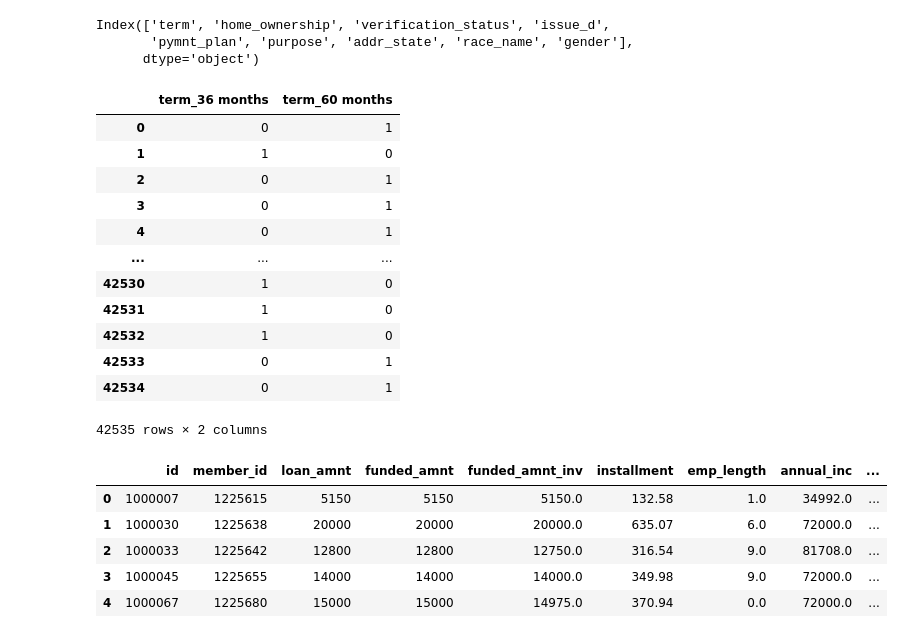
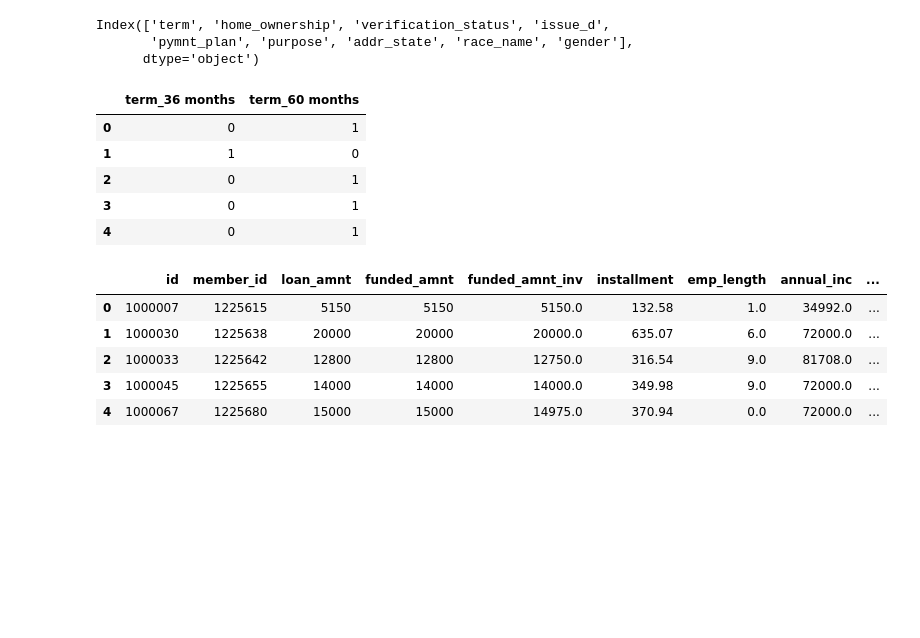
Before and after one commit to unnati026/JPMC-Case-Study, a Jupyter notebook: trial.ipynb, the cells around one changed output. Saved outputs shown, nothing was run; the diff lists cells and outputs as text; code cells hidden in the pictures; blank space fills up the shorter version.

```diff
--- a/trial.ipynb
+++ b/trial.ipynb
@@ -120,21 +126,14 @@ continuous_columns.remove('member_id')
 # %%
 one_hot_encoded = pd.get_dummies(df['term'], prefix='term')
 
-one_hot_encoded.astype(int)
+one_hot_encoded.astype(int).head()
 # %% [output]
 |  | term_36 months | term_60 months |
 | 0 | 0 | 1 |
 | 1 | 1 | 0 |
 | 2 | 0 | 1 |
 | 3 | 0 | 1 |
 | 4 | 0 | 1 |
-| ... | ... | ... |
-| 42530 | 1 | 0 |
-| 42531 | 1 | 0 |
-| 42532 | 1 | 0 |
-| 42533 | 0 | 1 |
-| 42534 | 0 | 1 |
-42535 rows × 2 columns
 # %%
 for col in categorical_columns:
     one_hot_encoded = pd.get_dummies(df[col], prefix=col)
```
Also changed, not shown: parts of 65 cells of this notebook, 2 other files.
